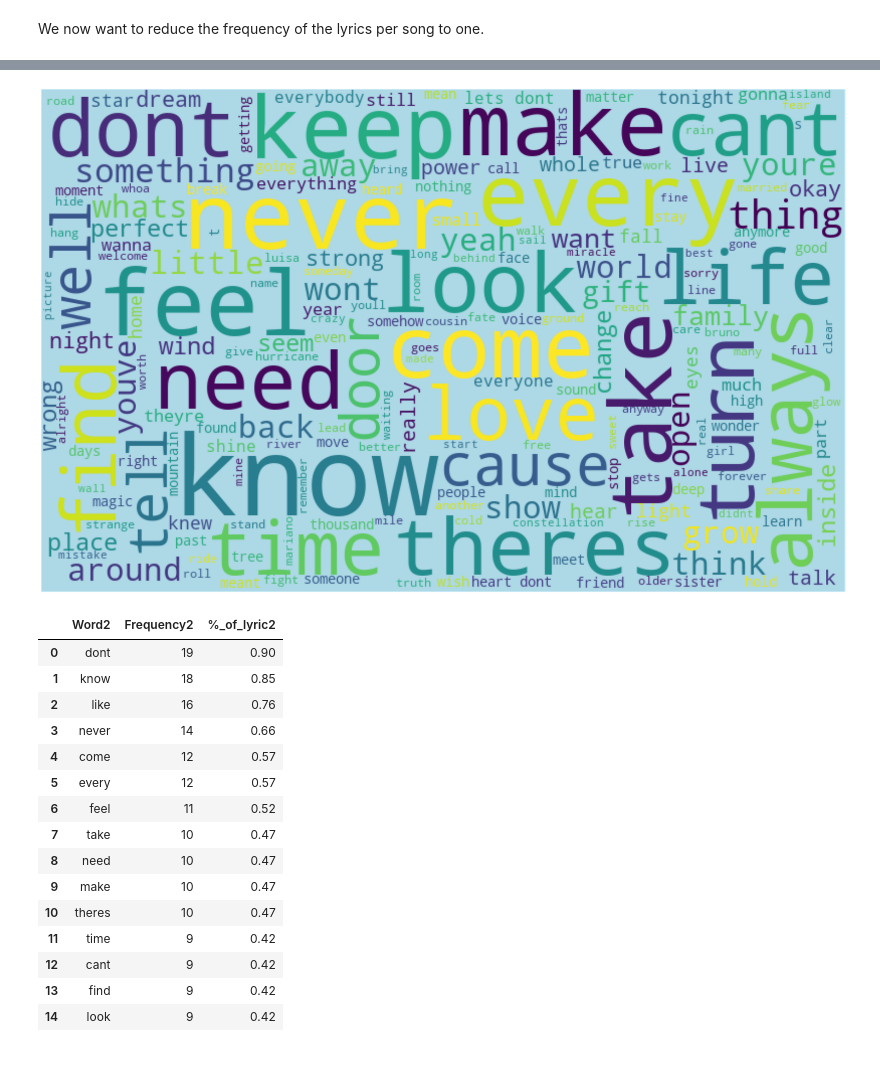
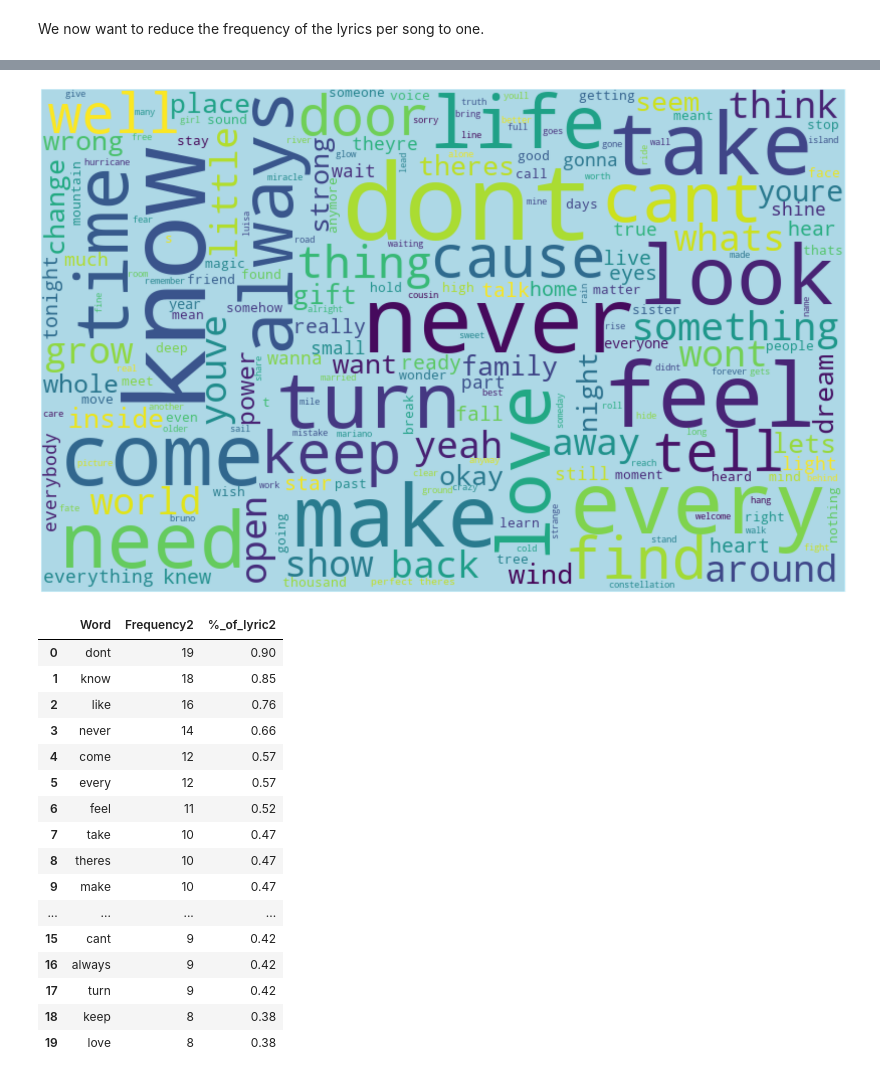
Before and after one commit to PTettey/Data-Analysis-Portfolio, a Jupyter notebook: Text Mining and Visualization/Disney Top 100 Songs/disneytext.ipynb, the cells around one changed output, grey strips where cells are left out. Cells and saved outputs as stored; diff of their text form; code cells hidden in the pictures.

```diff
--- a/Text Mining and Visualization/Disney Top 100 Songs/disneytext.ipynb
+++ b/Text Mining and Visualization/Disney Top 100 Songs/disneytext.ipynb
@@ -161,17 +169,17 @@ df.head()
 # %%
-all_words = ' '.join([text for text in df['reduced_lyrics']])
+all_words2 = ' '.join([text for text in df['reduced_lyrics']])
 from wordcloud import WordCloud
 wordcloud = WordCloud(width=800,
                       height=500,
-                      random_state=21,
+                      random_state=20,
                       max_font_size=110,
-                      background_color = 'lightblue').generate(all_words)
+                      background_color = 'lightblue').generate(all_words2)
 plt.figure(figsize=(40, 20))
 plt.tight_layout(pad=0)
 plt.imshow(wordcloud, interpolation="bilinear")
 plt.axis('off')
 plt.show()
 # %% [output]
-[figure, old version]
+[figure, new version]
 # %%
 lyric_freq2 = df['reduced_lyrics'].str.split(expand=True).stack().value_counts().reset_index()
@@ -179,9 +187,9 @@ lyric_freq2.columns = ['Word2', 'Frequency2']
 # %%
 lyric_freq2["%_of_lyric2"] = ((lyric_freq2['Frequency2']/sum(lyric_freq2['Frequency2']))*100).round(2)
 # %%
-lyric_freq2.head(15)
+lyric_freq2.head(20)
 # %% [output]
-|  | Word2 | Frequency2 | %_of_lyric2 |
+|  | Word | Frequency2 | %_of_lyric2 |
 | 0 | dont | 19 | 0.90 |
 | 1 | know | 18 | 0.85 |
 | 2 | like | 16 | 0.76 |
@@ -190,10 +198,11 @@ lyric_freq2.head(15)
 | 5 | every | 12 | 0.57 |
 | 6 | feel | 11 | 0.52 |
 | 7 | take | 10 | 0.47 |
-| 8 | need | 10 | 0.47 |
+| 8 | theres | 10 | 0.47 |
 | 9 | make | 10 | 0.47 |
-| 10 | theres | 10 | 0.47 |
-| 11 | time | 9 | 0.42 |
-| 12 | cant | 9 | 0.42 |
-| 13 | find | 9 | 0.42 |
-| 14 | look | 9 | 0.42 |
+| ... | ... | ... | ... |
+| 15 | cant | 9 | 0.42 |
+| 16 | always | 9 | 0.42 |
+| 17 | turn | 9 | 0.42 |
+| 18 | keep | 8 | 0.38 |
+| 19 | love | 8 | 0.38 |
```
Also changed, not shown: parts of 24 cells of this notebook.
